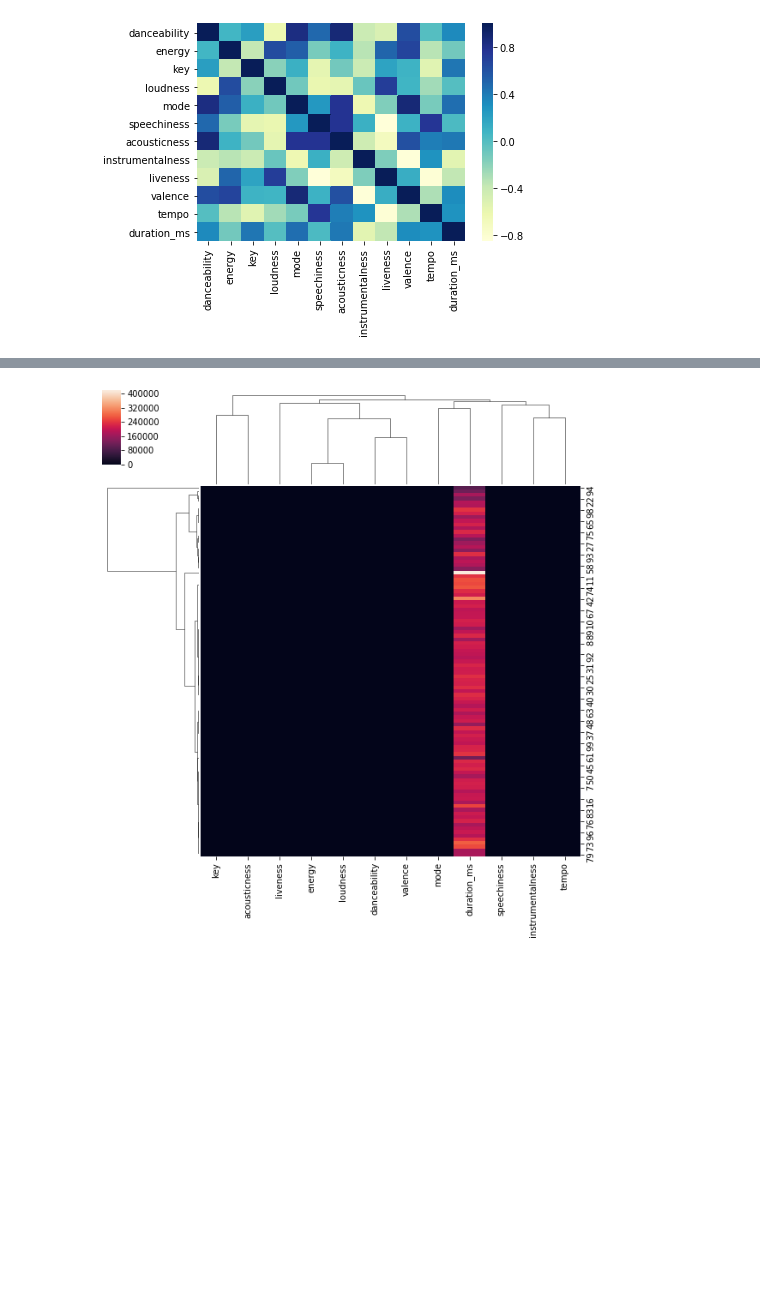
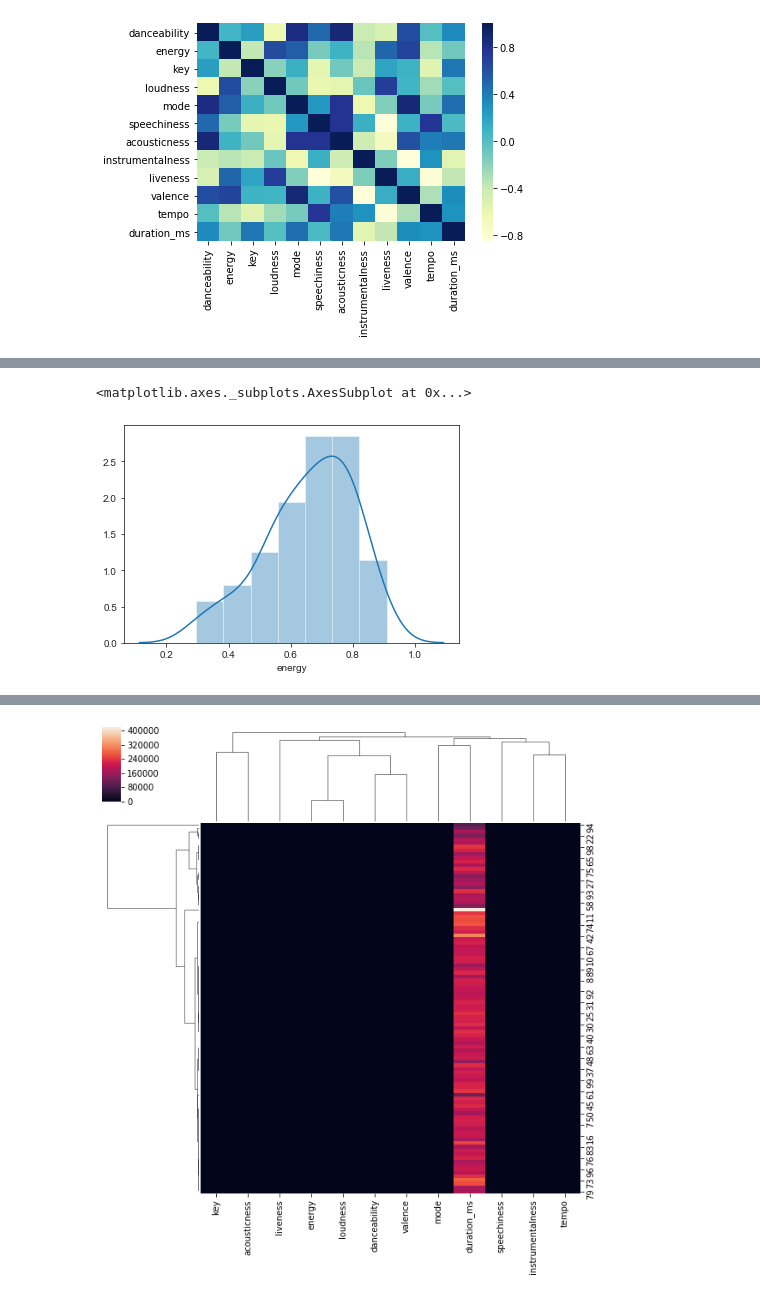
Before and after one commit to at3432/DataStudioProjects, a Jupyter notebook: Spotify/Spotify2018.ipynb, the cells around one changed output, grey strips where cells are left out. Saved outputs shown, nothing was run; the diff lists cells and outputs as text; code cells hidden in the pictures; blank space fills up the shorter version.

```diff
--- a/Spotify/Spotify2018.ipynb
+++ b/Spotify/Spotify2018.ipynb
@@ -99,0 +112,5 @@ sns.heatmap(PostMalone.corr(),cmap="YlGnBu")
+# %%
+sns.distplot(df['energy'])
+# %% [output]
+<matplotlib.axes._subplots.AxesSubplot at 0x...>
+[figure, added]
```
Also changed, not shown: parts of 6 cells of this notebook.
